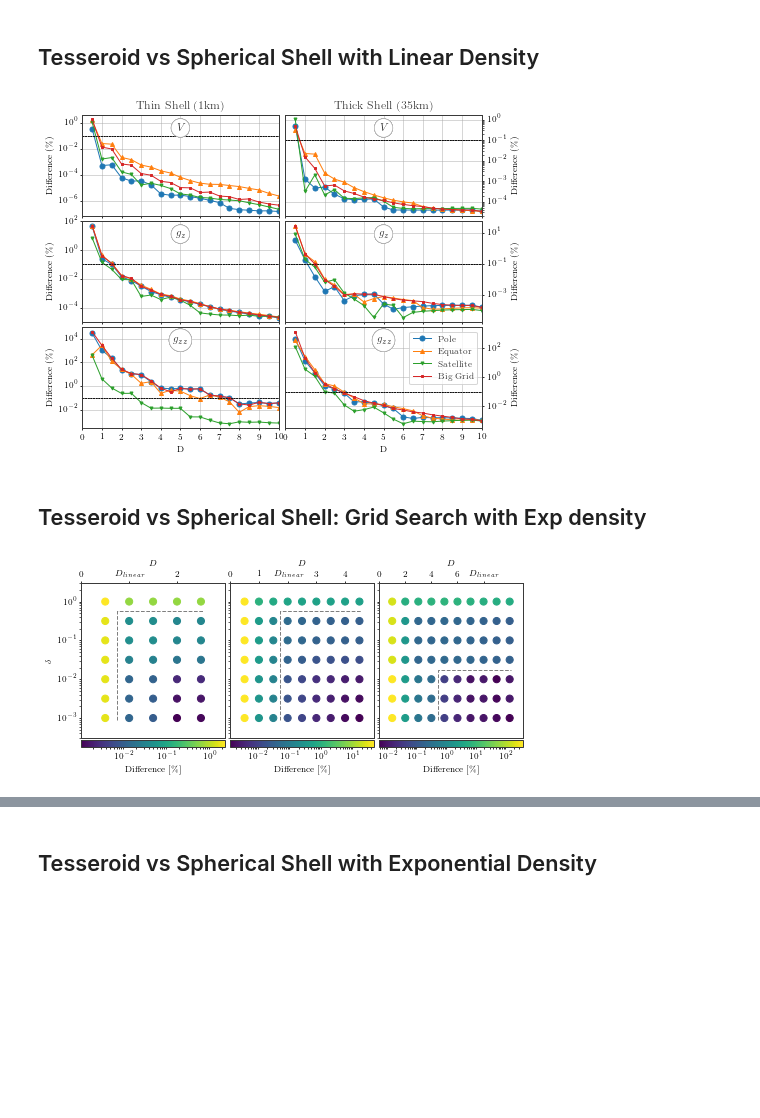
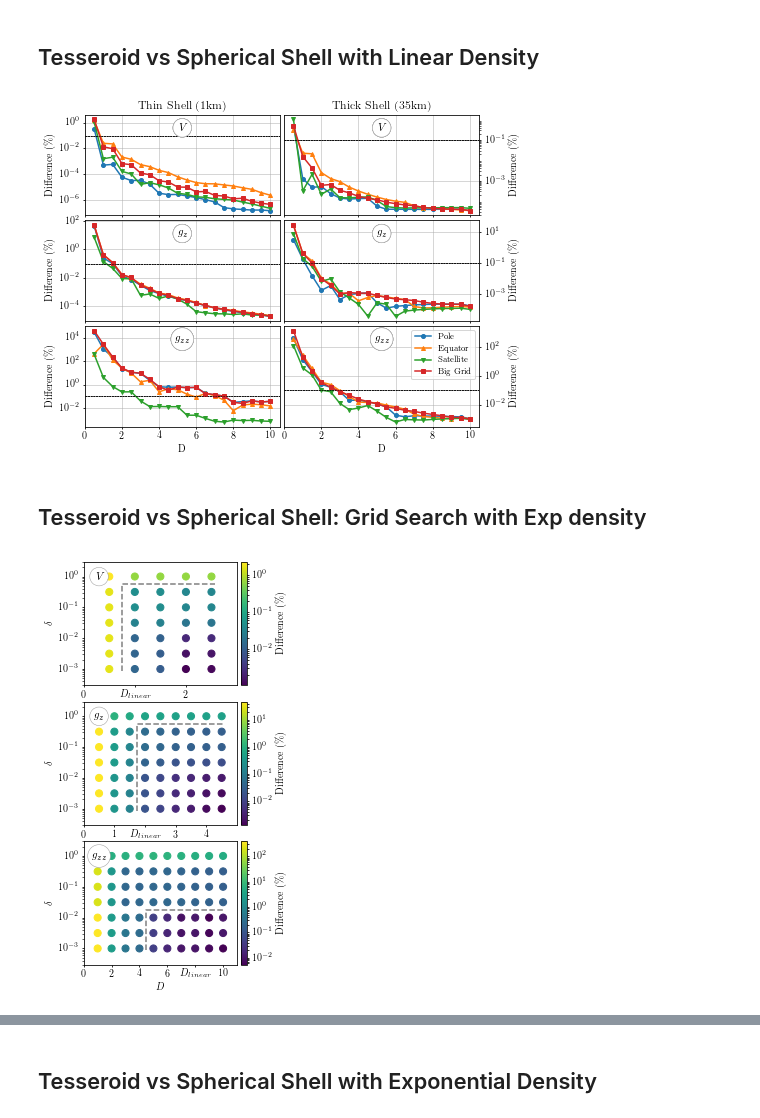
Before and after one commit to pinga-lab/tesseroid-variable-density, a Jupyter notebook: code/notebooks/08-plot-figures.ipynb, the cells around one changed output, grey strips where cells are left out. Drawn from its saved outputs; the diff is of its cells as text; code cells hidden in the pictures; blank space fills up the shorter version.

Commit message:
Improved figures in plot figures notebook

```diff
--- a/code/notebooks/08-plot-figures.ipynb
+++ b/code/notebooks/08-plot-figures.ipynb
@@ -249,17 +257,17 @@ fig.subplots_adjust(hspace=0)
 grids = ['pole', 'equator', '260km', '30deg']
 fields = 'potential gz gzz'.split()
 styles = ['-o', '-^', '-v', '-s']
-msize = [5, 4, 3, 2]
 colors = ['C' + str(i) for i in range(4)]
 labels = [r'Pole', r'Equator', r'Satellite', r'Big Grid']
 titles = '$V$ $g_z$ $g_{zz}$'.split()
 
 axes = [ax[0] for ax in all_axes]
 for ax, field, title in zip(axes, fields, titles):
-    for grid, style, c, label, ms in zip(grids, styles, colors, labels, msize):
+    for grid, style, c, label in zip(grids, styles, colors, labels):
         diffs = np.load('results/linear-D/' + field + '-' + grid + '-thin-differences.npz')
         D_values, diff = diffs['D_values'], diffs['diffs']
-        ax.plot(D_values, diff, style, markersize=ms,
+        ax.plot(D_values, diff, style,
+                markersize=4,
                 color=c, label=label)
         ax.text(0.5, 0.87, title, fontsize=11,
                 horizontalalignment='center',
@@ -269,7 +277,7 @@ for ax, field, title in zip(axes, fields, titles):
                       'linewidth': 0.5, 'pad': 5,
                       'boxstyle': 'circle, pad=0.4'},
                 transform=ax.transAxes)
-        ax.plot([0, 10], [1e-1, 1e-1], '--',
+        ax.plot([0, 10.5], [1e-1, 1e-1], '--',
                 color='k', linewidth=0.5)
         ax.set_yscale('log')
         ax.set_yticks(ax.get_yticks()[2:-2])
@@ -278,8 +286,8 @@ for ax, field, title in zip(axes, fields, titles):
         ax.set_axisbelow(True)
 ax = axes[-1]
 ax.set_xlabel(r"D")
-ax.set_xlim(0, 10)
-ax.set_xticks(np.arange(0, 11, 1))
+ax.set_xlim(0, 10.5)
+ax.set_xticks(np.arange(0, 10, 2))
 axes[0].set_title('Thin Shell (1km)')
 
 
@@ -287,17 +295,17 @@ axes[0].set_title('Thin Shell (1km)')
 grids = ['pole', 'equator', '260km', '30deg']
 fields = 'potential gz gzz'.split()
 styles = ['-o', '-^', '-v', '-s']
-msize = [5, 4, 3, 2]
 colors = ['C' + str(i) for i in range(4)]
 labels = [r'Pole', r'Equator', r'Satellite', r'Big Grid']
 titles = '$V$ $g_z$ $g_{zz}$'.split()
 
 axes = [ax[1] for ax in all_axes]
 for ax, field, title in zip(axes, fields, titles):
-    for grid, style, c, label, ms in zip(grids, styles, colors, labels, msize):
+    for grid, style, c, label in zip(grids, styles, colors, labels):
         diffs = np.load('results/linear-D/' + field + '-' + grid + '-thick-differences.npz')
         D_values, diff = diffs['D_values'], diffs['diffs']
-        ax.plot(D_values, diff, style, markersize=ms,
+        ax.plot(D_values, diff, style,
+                markersize=4,
                 color=c, label=label)
         ax.text(0.5, 0.87, title, fontsize=11,
                 horizontalalignment='center',
@@ -307,7 +315,7 @@ for ax, field, title in zip(axes, fields, titles):
                       'linewidth': 0.5, 'pad': 5,
                       'boxstyle': 'circle, pad=0.4'},
                 transform=ax.transAxes)
-        ax.plot([0, 10], [1e-1, 1e-1], '--',
+        ax.plot([0, 10.5], [1e-1, 1e-1], '--',
                 color='k', linewidth=0.5)
         ax.set_yscale('log')
         ax.yaxis.tick_right()
@@ -319,27 +327,28 @@ for ax, field, title in zip(axes, fields, titles):
 
 ax = axes[-1]
 ax.set_xlabel(r"D")
-ax.set_xlim(0, 10)
-ax.set_xticks(np.arange(0, 11, 1))
-ax.legend()
+ax.set_xlim(0, 10.5)
+ax.set_xticks(np.arange(0, 11, 2))
+ax.legend(fontsize="small")
 axes[0].set_title('Thick Shell (35km)')
 
 plt.tight_layout(pad=0.3, h_pad=0, w_pad=0)
 plt.savefig('../../manuscript/figures/linear-D.pdf')
 plt.show()
 # %% [output]
-[figure, old version]
+[figure, new version]
 # %% [markdown]
 ## Tesseroid vs Spherical Shell: Grid Search with Exp density
 # %%
 top, bottom = 0, -35000
 fields = 'potential gz gzz'.split()
 Ds_linear = [1, 2, 8]
+titles = "$V$ $g_z$ $g_{zz}$".split()
 
-fig, axes = plt.subplots(1, 3, sharey=True)
-fig.set_size_inches((6.66, 3))
+fig, axes = plt.subplots(3, 1)
+fig.set_size_inches((3.33, 6))
 
-for field, ax, D_linear in zip(fields, axes, Ds_linear):
+for field, title, ax, D_linear in zip(fields, titles, axes, Ds_linear):
     data = np.load('results/grid-search/' +
                    field + '-thick-differences.npz')
     D_grid, delta_grid = data['D_grid'], data['delta_grid']
@@ -367,45 +376,51 @@ for field, ax, D_linear in zip(fields, axes, Ds_linear):
     ax.plot([min_D, min_D, max_D],
               [min_delta, max_delta, max_delta],
               '--', color='C7')
 
-    plt.colorbar(cm, label='Difference [\%]',
-                 ax=ax,
-                 orientation="horizontal",
-                 pad=0.01)
+    # Colorbar
+    plt.colorbar(cm, label='Difference (\%)',
+                 ax=ax, pad=0.02)
 
-
+    # Plot config
     if field == "potential":
         ax.set_xticks(np.arange(0, 3, 1))
     elif field == "gz":
         ax.set_xticks(np.arange(0, 5, 1))
     elif field == "gzz":
-        ax.set_xticks(np.arange(0, 10, 2))
+        ax.set_xticks(np.arange(0, 11, 2))
 
-    ax.set_xlabel("$D$")
-    ax.xaxis.set_label_position('top')
-    ax.xaxis.set_ticks_position('top')
     ax.set_xlim(D_grid.min() - D_step,
                 D_grid.max() + D_step)
+
+    ax.text(0.1, 0.88, title, fontsize=11,
+            horizontalalignment='center',
+            verticalalignment='center',
+            bbox={'facecolor': 'w',
+                  'edgecolor': '#9b9b9b',
+                  'linewidth': 0.5, 'pad': 5,
+                  'boxstyle': 'circle, pad=0.4'},
+            transform=ax.transAxes)
+
     ax.set_ylim(3e-4, 3e0)
     ax.set_yscale('log')
+    ax.set_ylabel("$\delta$")
 
-
+    # Insert D_linear label in axis ticks
     plt.draw()
-
     labels = [item.get_text() for item in ax.get_xticklabels()]
     for i in range(len(labels)):
         label = labels[i]
         label = label.replace("$", "")
         try:
             if float(label) == D_linear:
                 labels[i] = "$D_{linear}$"
         except:
             continue
     ax.set_xticklabels(labels)
 
-axes[0].set_ylabel("$\delta$")
-plt.tight_layout(pad=0, h_pad=0)
-# plt.savefig("../../manuscript/figures/grid-search.pdf")
+axes[-1].set_xlabel("$D$")
+plt.tight_layout(pad=0, h_pad=0, w_pad=0)
+plt.savefig("../../manuscript/figures/grid-search.pdf")
 plt.show()
 # %% [output]
-[figure, old version]
+[figure, new version]
```
Also changed, not shown: parts of 6 cells of this notebook, 4 other files.
